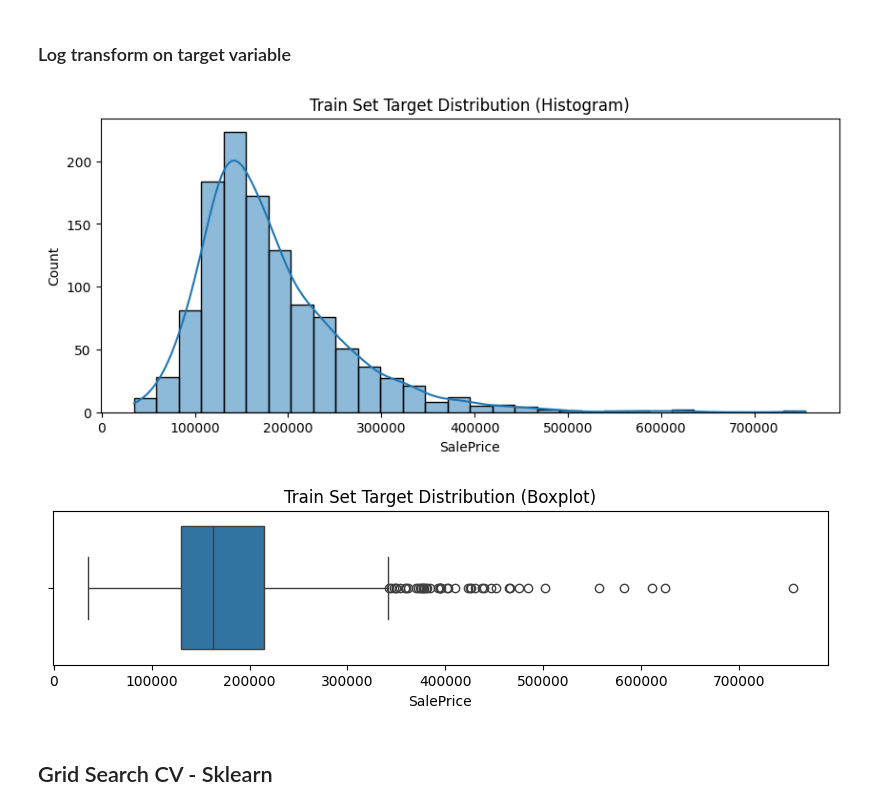
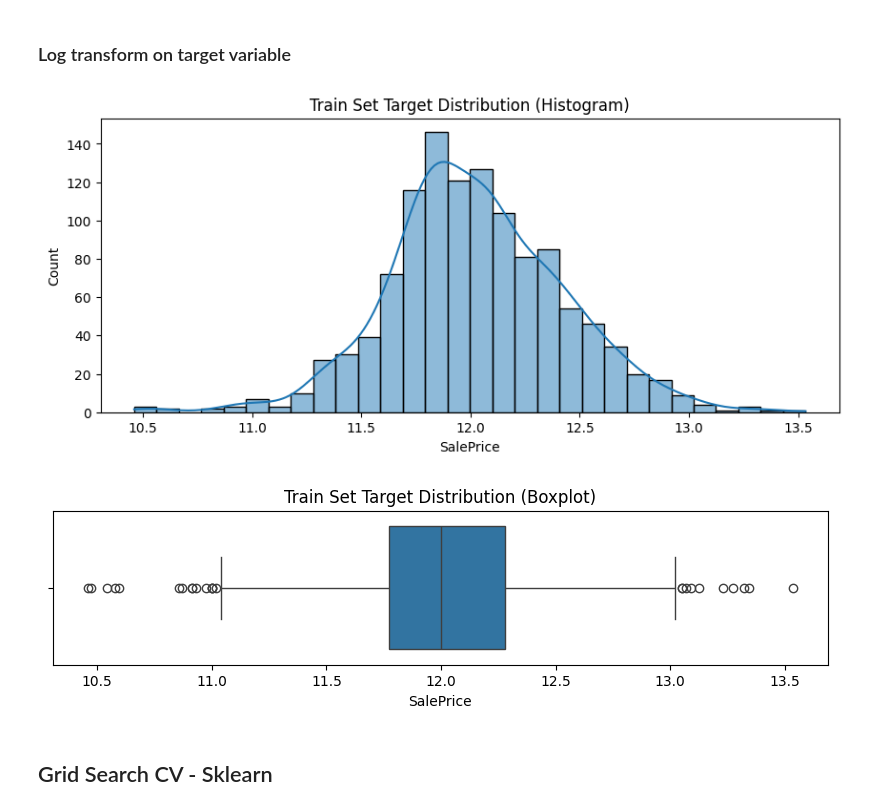
Before and after one commit to emilywade/heritage-housing, a Jupyter notebook: jupyter_notebooks/05ModellingEvaluation.ipynb, the cells around one changed output. Cells and saved outputs as stored; diff of their text form; code cells hidden in the pictures.

```diff
--- a/jupyter_notebooks/05ModellingEvaluation.ipynb
+++ b/jupyter_notebooks/05ModellingEvaluation.ipynb
@@ -255,29 +263,29 @@ plt.show()
 # %%
 import numpy as np
 
-#y_train = np.log(y_train)
-#y_test = np.log(y_test)
+y_train = np.log(y_train)
+y_test = np.log(y_test)
 
 import seaborn as sns
 import matplotlib.pyplot as plt
 
 # Histogram
 plt.figure(figsize=(10, 4))
 sns.histplot(y_train, kde=True, bins=30)
 plt.title("Train Set Target Distribution (Histogram)")
 plt.xlabel("SalePrice")
 plt.ylabel("Count")
 plt.show()
 
 # Boxplot
 plt.figure(figsize=(10, 2))
 sns.boxplot(x=y_train)
 plt.title("Train Set Target Distribution (Boxplot)")
 plt.xlabel("SalePrice")
 plt.show()
 # %% [output]
-[figure, old version]
+[figure, new version]
-[figure, old version]
+[figure, new version]
 # %% [markdown]
 ## Grid Search CV - Sklearn
 # %%
```
Also changed, not shown: parts of 18 cells of this notebook.
